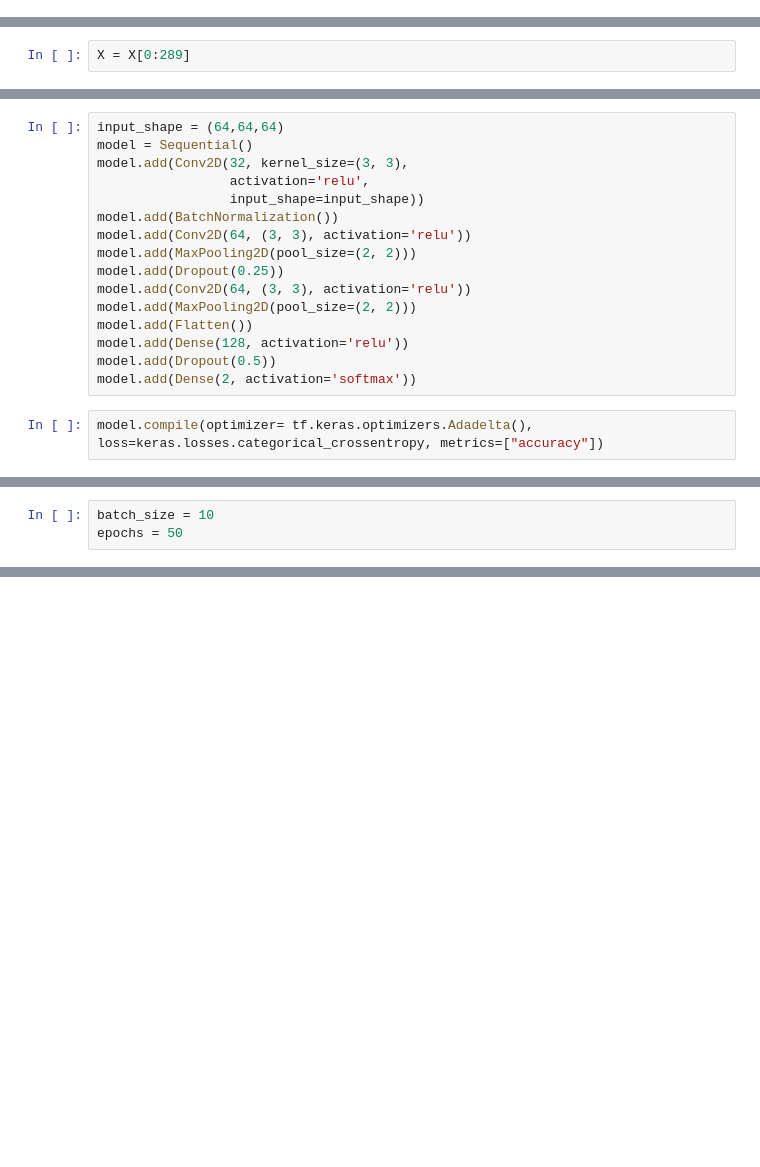
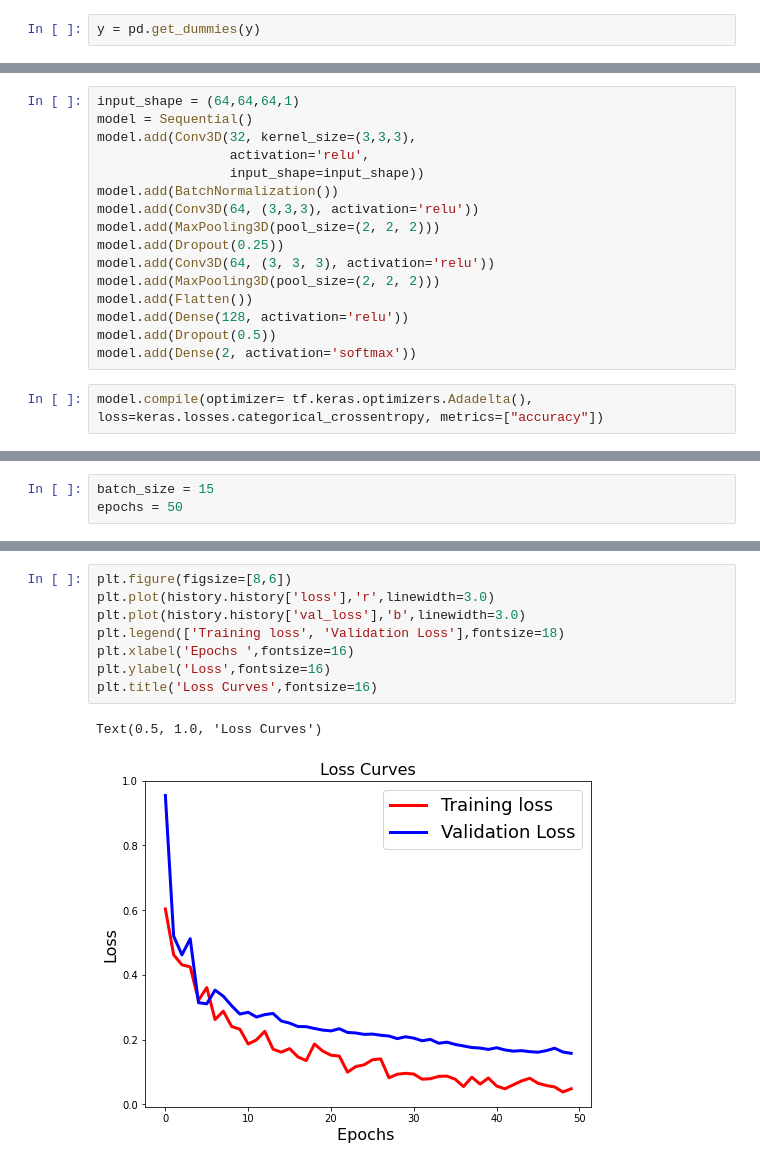
Before and after one commit to hyunjaec/MScA_Machine_Learning_Project, a Jupyter notebook: medical_deepfakes.ipynb, the cells around one changed output, grey strips where cells are left out. Cells and saved outputs as stored; diff of their text form; blank space fills up the shorter version.

```diff
--- a/medical_deepfakes.ipynb
+++ b/medical_deepfakes.ipynb
@@ -160,9 +156,9 @@ list2 = [0 for i in range(43)]
 y = list1+list2
 y = np.array(y)
+# %%
+y = pd.get_dummies(y)
 # %%
 X = true_cut_images +false_cut_images
-# %%
-X = X[0:289]
 # %%
 len(X)
 # %% [output]
@@ -190,17 +190,17 @@ from keras import backend as K
 import tensorflow as tf
 tf.compat.v1.logging.set_verbosity(tf.compat.v1.logging.ERROR)
 # %%
-input_shape = (64,64,64)
+input_shape = (64,64,64,1)
 model = Sequential()
-model.add(Conv2D(32, kernel_size=(3, 3),
+model.add(Conv3D(32, kernel_size=(3,3,3),
                  activation='relu',
                  input_shape=input_shape))
 model.add(BatchNormalization())
-model.add(Conv2D(64, (3, 3), activation='relu'))
-model.add(MaxPooling2D(pool_size=(2, 2)))
+model.add(Conv3D(64, (3,3,3), activation='relu'))
+model.add(MaxPooling3D(pool_size=(2, 2, 2)))
 model.add(Dropout(0.25))
-model.add(Conv2D(64, (3, 3), activation='relu'))
-model.add(MaxPooling2D(pool_size=(2, 2)))
+model.add(Conv3D(64, (3, 3, 3), activation='relu'))
+model.add(MaxPooling3D(pool_size=(2, 2, 2)))
 model.add(Flatten())
 model.add(Dense(128, activation='relu'))
 model.add(Dropout(0.5))
@@ -228,7 +228,7 @@ Trainable params: 533,090
 Non-trainable params: 64
 _________________________________________________________________
 # %%
-batch_size = 10
+batch_size = 15
 epochs = 50
 # %%
 history = model.fit(x=X_train, y=y_train,
@@ -239,0 +261,11 @@ ValueError: ignored
+# %%
+plt.figure(figsize=[8,6])
+plt.plot(history.history['loss'],'r',linewidth=3.0)
+plt.plot(history.history['val_loss'],'b',linewidth=3.0)
+plt.legend(['Training loss', 'Validation Loss'],fontsize=18)
+plt.xlabel('Epochs ',fontsize=16)
+plt.ylabel('Loss',fontsize=16)
+plt.title('Loss Curves',fontsize=16)
+# %% [output]
+Text(0.5, 1.0, 'Loss Curves')
+[figure, added]
```
Also changed, not shown: parts of 18 cells of this notebook.
